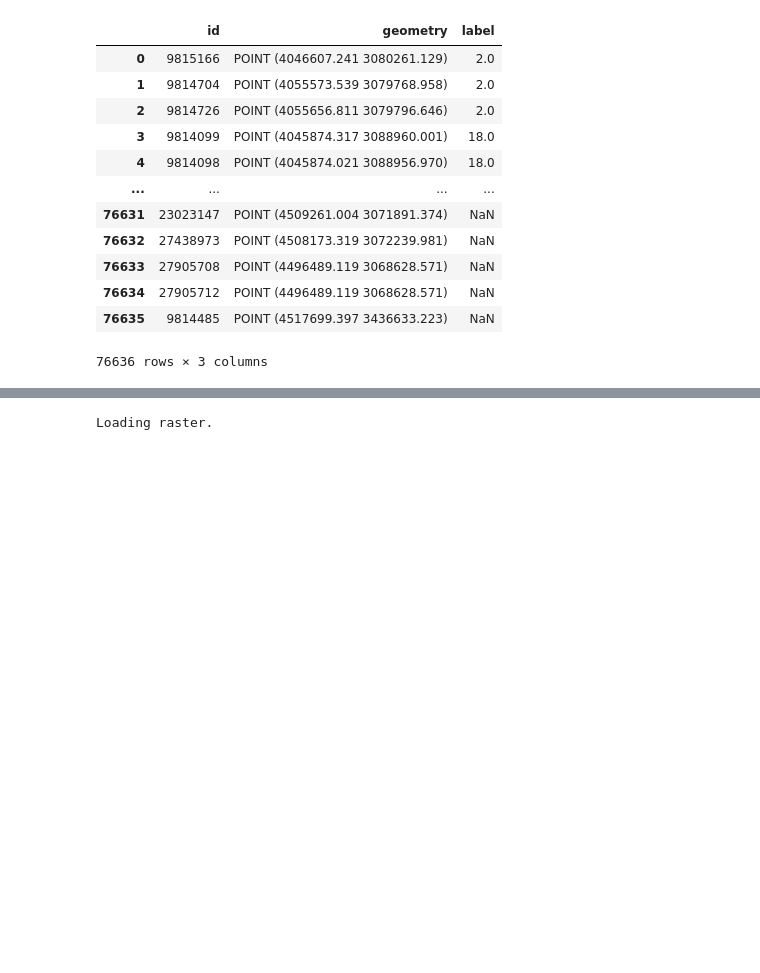
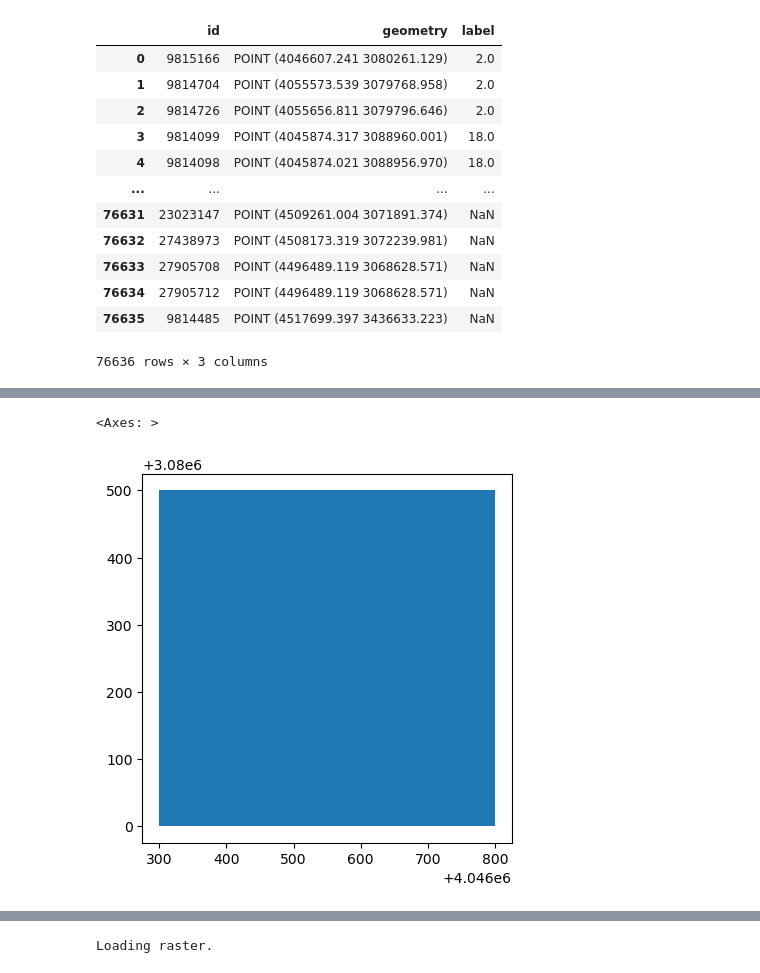
Before and after one commit to mfherrm/BioOTon, a Jupyter notebook: CORINE.ipynb, the cells around one changed output, grey strips where cells are left out. Cells and saved outputs as stored; diff of their text form; code cells hidden in the pictures; blank space fills up the shorter version.

```diff
--- a/CORINE.ipynb
+++ b/CORINE.ipynb
@@ -1310,0 +1342,8 @@ Assigned class 112 to point 0
+# %%
+unique_jdf= pd.concat(filtered_dfs[1]).drop_duplicates(subset=['value'], keep='first').drop(columns=['geometry', 'Value'])
+# %%
+val_frame = geo_df.merge(unique_jdf, on = "value", how="left", suffixes=('', '_r'))
+val_frame.plot()
+# %% [output]
+<Axes: >
+[figure, added]
```
Also changed, not shown: parts of 9 cells of this notebook.
